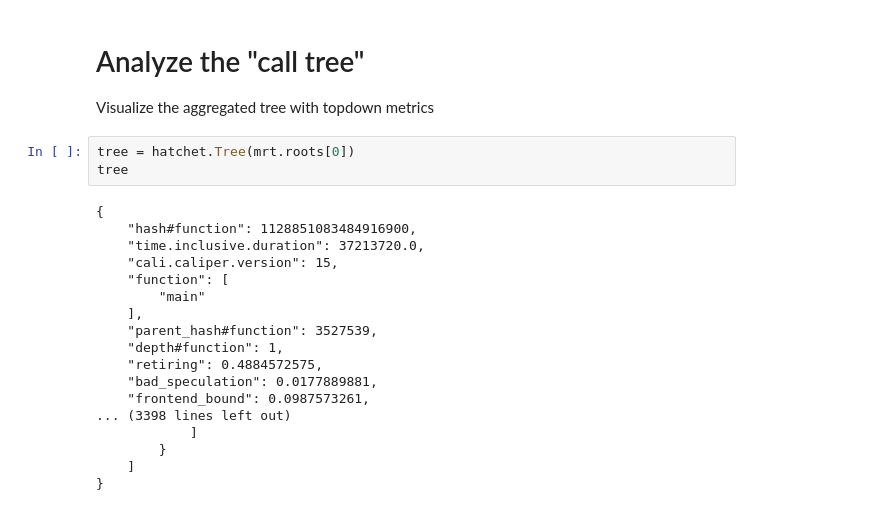
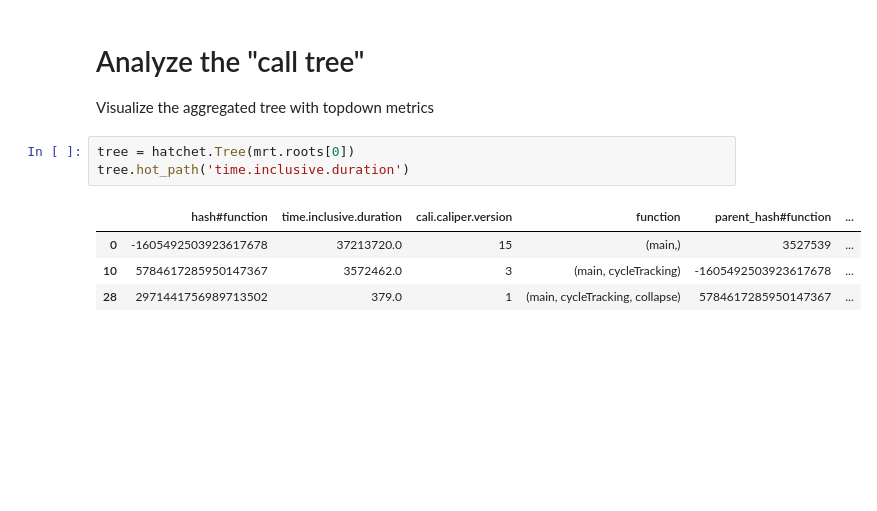
Before and after one commit to LLNL/caliper-examples, a Jupyter notebook: jupyter_notebooks/Quicksilver Topdown Analysis.ipynb, the cells around one changed output. Saved outputs shown, nothing was run; the diff lists cells and outputs as text; blank space fills up the shorter version.

```diff
--- a/jupyter_notebooks/Quicksilver Topdown Analysis.ipynb
+++ b/jupyter_notebooks/Quicksilver Topdown Analysis.ipynb
@@ -131,22 +121,9 @@ sorted_dfb[['function','time.inclusive.duration', 'boundedness', 'memory_bound',
 Visualize the aggregated tree with topdown metrics
 # %%
 tree = hatchet.Tree(mrt.roots[0])
-tree
+tree.hot_path('time.inclusive.duration')
 # %% [output]
-{
-    "hash#function": 1128851083484916900,
-    "time.inclusive.duration": 37213720.0,
-    "cali.caliper.version": 15,
-    "function": [
-        "main"
-    ],
-    "parent_hash#function": 3527539,
-    "depth#function": 1,
-    "retiring": 0.4884572575,
-    "bad_speculation": 0.0177889881,
-    "frontend_bound": 0.0987573261,
-... (3398 lines left out)
-            ]
-        }
-    ]
-}
+|  | hash#function | time.inclusive.duration | cali.caliper.version | function | parent_hash#function | ... |
+| 0 | -1605492503923617678 | 37213720.0 | 15 | (main,) | 3527539 | ... |
+| 10 | 5784617285950147367 | 3572462.0 | 3 | (main, cycleTracking) | -1605492503923617678 | ... |
+| 28 | 2971441756989713502 | 379.0 | 1 | (main, cycleTracking, collapse) | 5784617285950147367 | ... |
```
Also changed, not shown: parts of 15 cells of this notebook.
